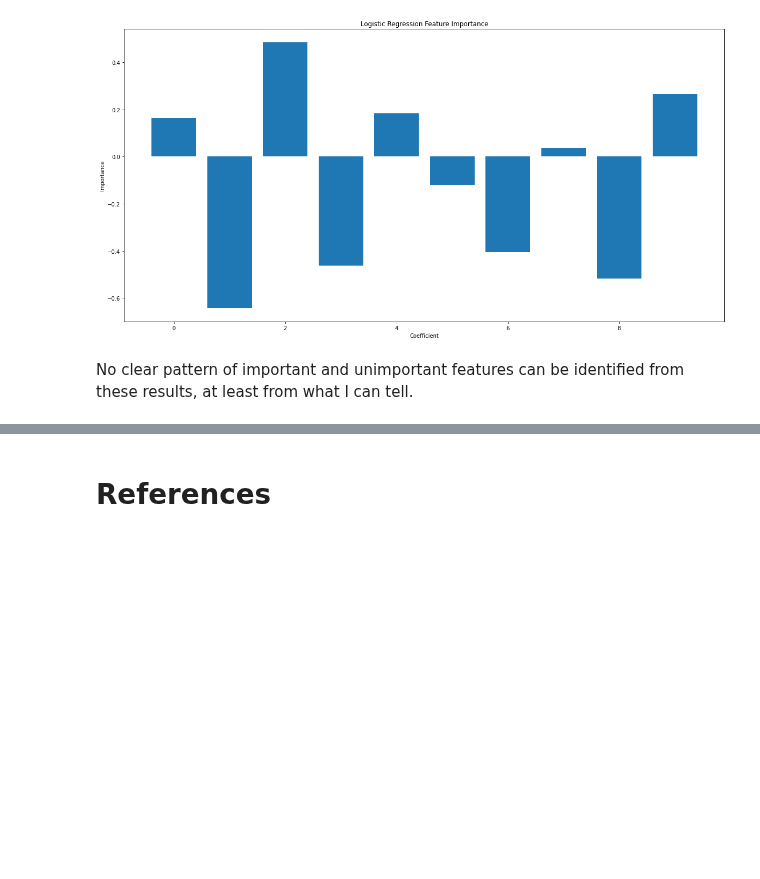
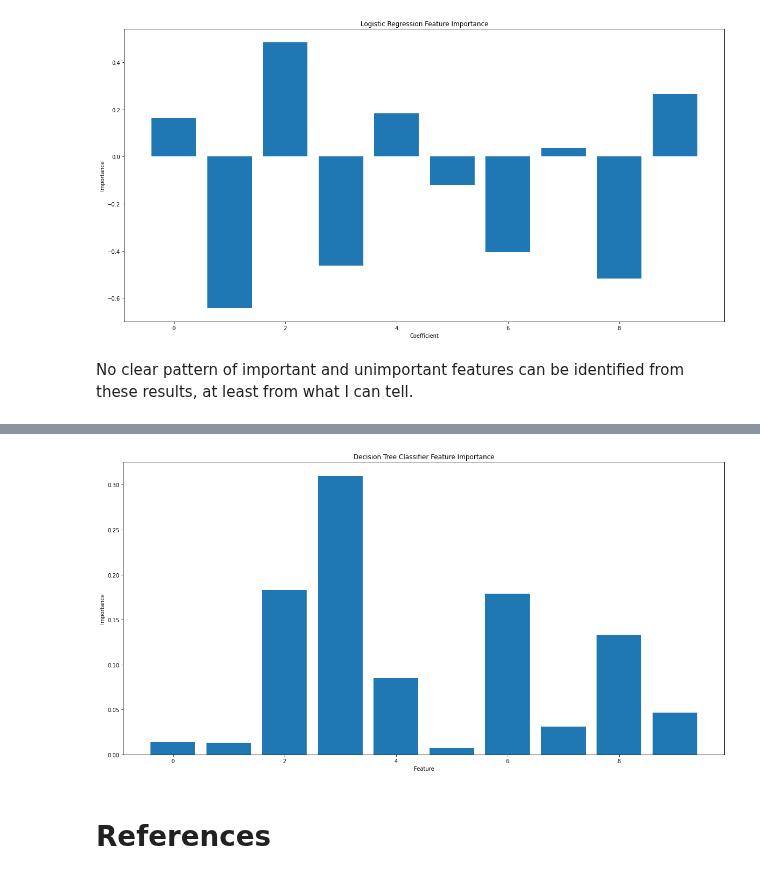
Before and after one commit to hsteinshiromoto/blog, a Jupyter notebook: notebooks/how_to_calculate_feature_importance_with_python/how_to_calculate_feature_importance_with_python.ipynb, the cells around one changed output, grey strips where cells are left out. Cells and saved outputs as stored; diff of their text form; code cells hidden in the pictures; blank space fills up the shorter version.

```diff
--- a/notebooks/how_to_calculate_feature_importance_with_python/how_to_calculate_feature_importance_with_python.ipynb
+++ b/notebooks/how_to_calculate_feature_importance_with_python/how_to_calculate_feature_importance_with_python.ipynb
@@ -174,0 +230,12 @@ No clear pattern of important and unimportant features can be identified from th
+# %%
+from sklearn.tree import DecisionTreeClassifier
+
+# define the model
+dtc = DecisionTreeClassifier()
+# fit the model
+dtc.fit(X_clf, y_clf)
+# get importance
+importance = dtc.feature_importances_
+# summarize feature importance
+for i,v in enumerate(importance):
+	print('Feature: %0d, Score: %.5f' % (i,v))
@@ -175,3 +259,10 @@ No clear pattern of important and unimportant features can be identified from th
+# %%
+# plot feature importance
+fig, ax = plt.subplots(figsize=(20, 10))
+ax.bar([x for x in range(len(importance))], importance)
+ax.set(title="Decision Tree Classifier Feature Importance", xlabel="Feature", ylabel="Importance");
+# %% [output]
+[figure, added]
 # %% [markdown]
 # References
 # %% [markdown]
```
Also changed, not shown: parts of 11 cells of this notebook.
